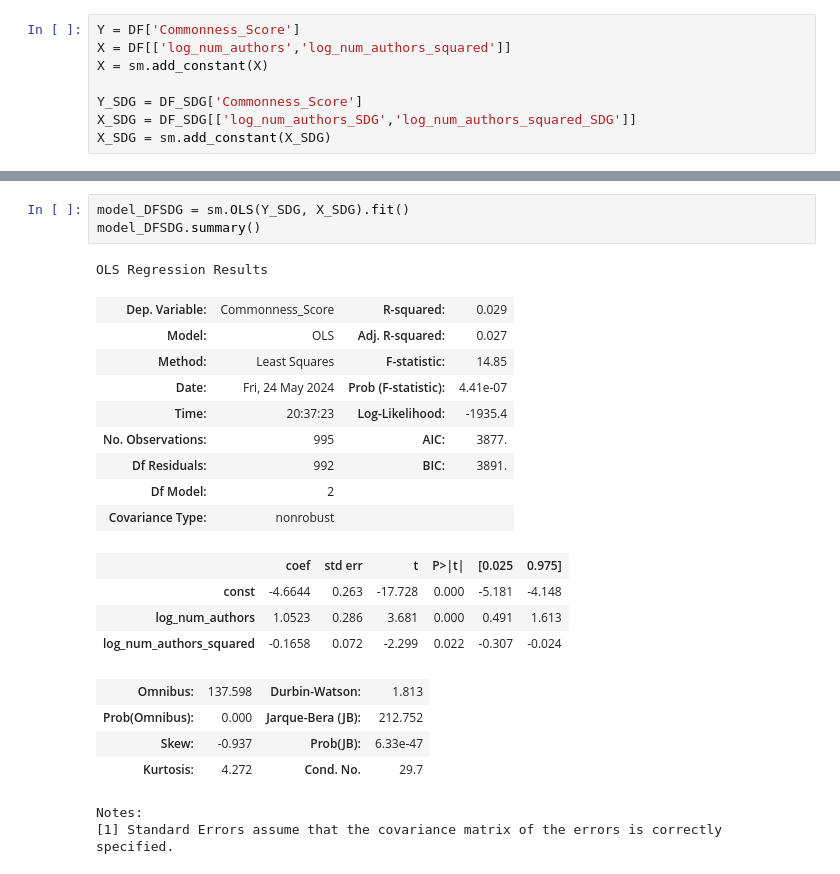
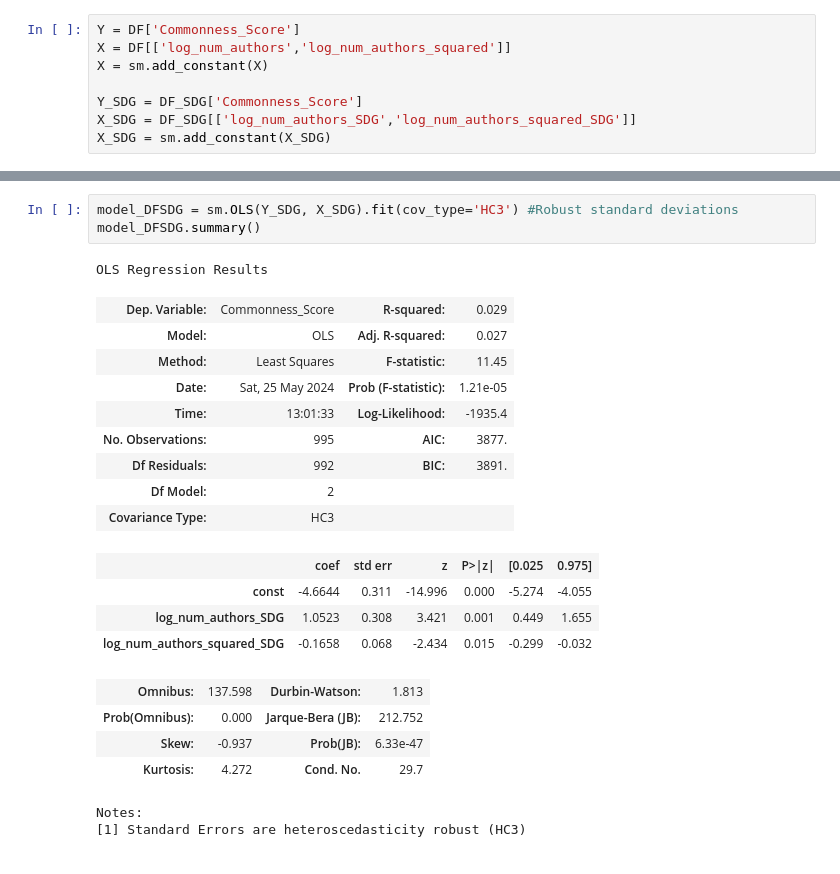
Before and after one commit to valentinb67/Master-s-thesis-2-A-scientometric-approach-to-determine-the-effect-of-group-size-on-novelty, a Jupyter notebook: Basic stats.ipynb, the cells around one changed output, grey strips where cells are left out. Saved outputs shown, nothing was run; the diff lists cells and outputs as text.

```diff
--- a/Basic stats.ipynb
+++ b/Basic stats.ipynb
@@ -89,24 +101,24 @@ plt.legend()
 # %%
-model_DFSDG = sm.OLS(Y_SDG, X_SDG).fit()
+model_DFSDG = sm.OLS(Y_SDG, X_SDG).fit(cov_type='HC3') #Robust standard deviations
 model_DFSDG.summary()
 # %% [output]
 OLS Regression Results
 | Dep. Variable: | Commonness_Score | R-squared: | 0.029 |
 | Model: | OLS | Adj. R-squared: | 0.027 |
-| Method: | Least Squares | F-statistic: | 14.85 |
-| Date: | Fri, 24 May 2024 | Prob (F-statistic): | 4.41e-07 |
-| Time: | 20:37:23 | Log-Likelihood: | -1935.4 |
+| Method: | Least Squares | F-statistic: | 11.45 |
+| Date: | Sat, 25 May 2024 | Prob (F-statistic): | 1.21e-05 |
+| Time: | 13:01:33 | Log-Likelihood: | -1935.4 |
 | No. Observations: | 995 | AIC: | 3877. |
 | Df Residuals: | 992 | BIC: | 3891. |
 | Df Model: | 2 |  |  |
-| Covariance Type: | nonrobust |  |  |
+| Covariance Type: | HC3 |  |  |
-|  | coef | std err | t | P>|t| | [0.025 | 0.975] |
-| const | -4.6644 | 0.263 | -17.728 | 0.000 | -5.181 | -4.148 |
-| log_num_authors | 1.0523 | 0.286 | 3.681 | 0.000 | 0.491 | 1.613 |
-| log_num_authors_squared | -0.1658 | 0.072 | -2.299 | 0.022 | -0.307 | -0.024 |
+|  | coef | std err | z | P>|z| | [0.025 | 0.975] |
+| const | -4.6644 | 0.311 | -14.996 | 0.000 | -5.274 | -4.055 |
+| log_num_authors_SDG | 1.0523 | 0.308 | 3.421 | 0.001 | 0.449 | 1.655 |
+| log_num_authors_squared_SDG | -0.1658 | 0.068 | -2.434 | 0.015 | -0.299 | -0.032 |
 | Omnibus: | 137.598 | Durbin-Watson: | 1.813 |
 | Prob(Omnibus): | 0.000 | Jarque-Bera (JB): | 212.752 |
 | Skew: | -0.937 | Prob(JB): | 6.33e-47 |
 | Kurtosis: | 4.272 | Cond. No. | 29.7 |
 Notes:
-[1] Standard Errors assume that the covariance matrix of the errors is correctly specified.
+[1] Standard Errors are heteroscedasticity robust (HC3)
```
Also changed, not shown: parts of 11 cells of this notebook.
